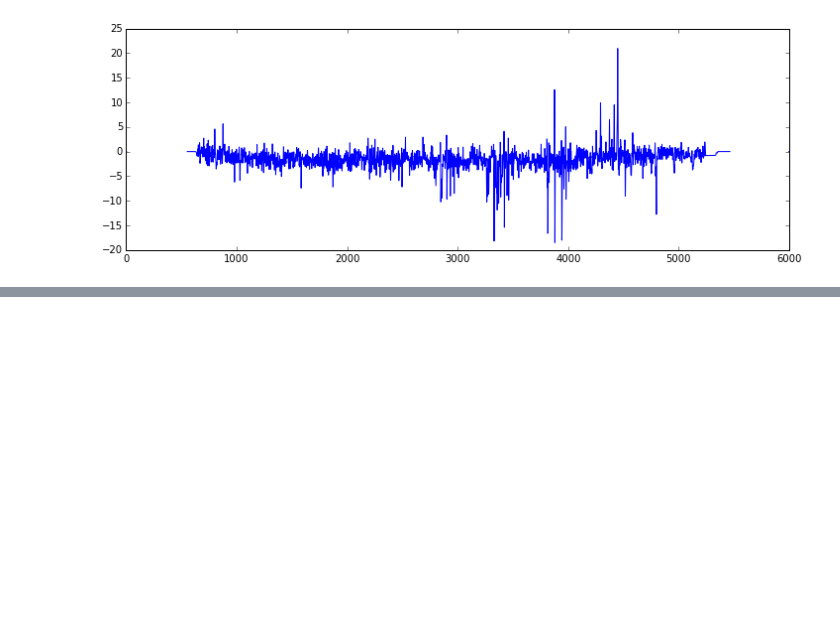
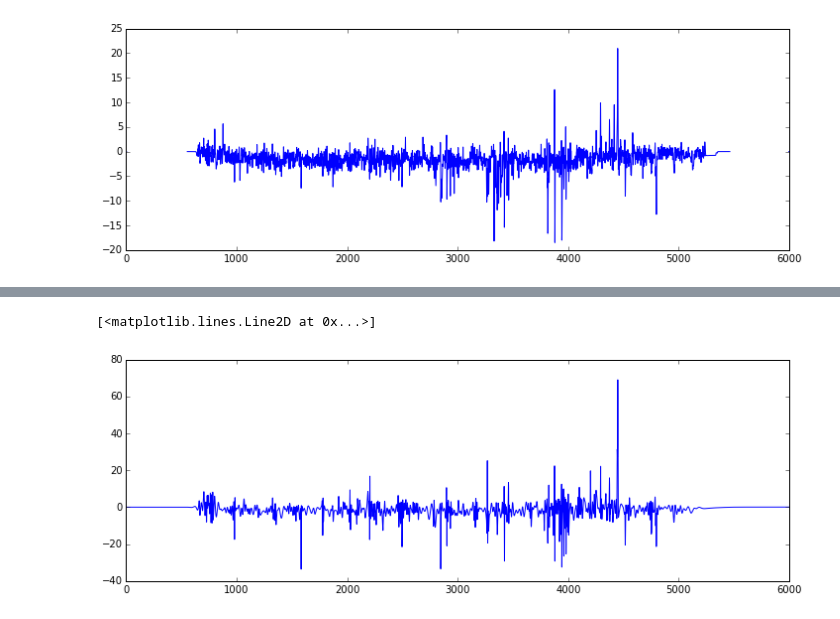
Before and after one commit to spacetelescope/cubeviz, a Jupyter notebook: smoothing/smoothing_analysis.ipynb, the cells around one changed output, grey strips where cells are left out. Drawn from its saved outputs; the diff is of its cells as text; code cells hidden in the pictures; blank space fills up the shorter version.

Commit message:
Added test for spline interpolation

```diff
--- a/smoothing/smoothing_analysis.ipynb
+++ b/smoothing/smoothing_analysis.ipynb
@@ -258,0 +267,12 @@ plt.plot(spectrum)
+# %%
+spectrum = datacube[:, 8, 30]
+x = np.asarray(range(len(spectrum)))
+spectrum[np.where(np.isnan(spectrum))] = 0.
+
+yinterp = UnivariateSpline(x, spectrum, s=100000)(x)
+
+plt.gcf().set_size_inches(12.,4.)
+plt.plot(yinterp)
+# %% [output]
+[<matplotlib.lines.Line2D at 0x...>]
+[figure, added]
```
Also changed, not shown: parts of 8 cells of this notebook.
